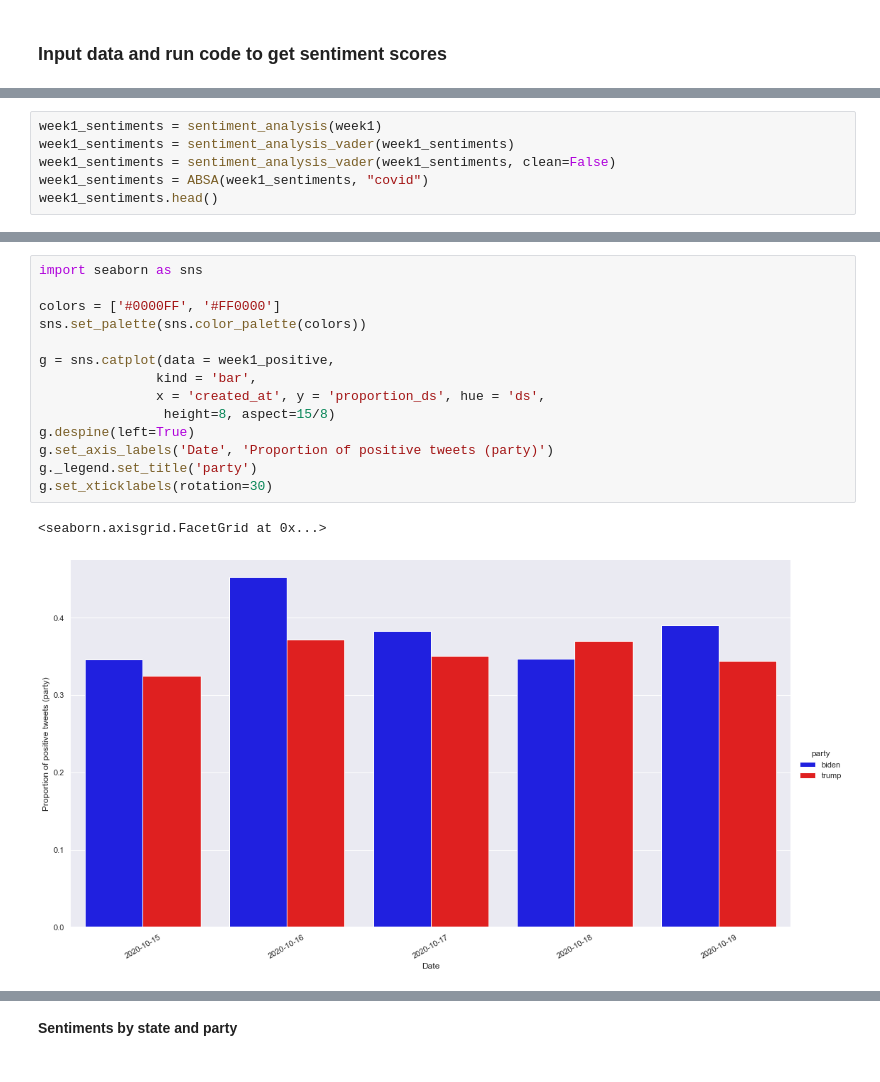
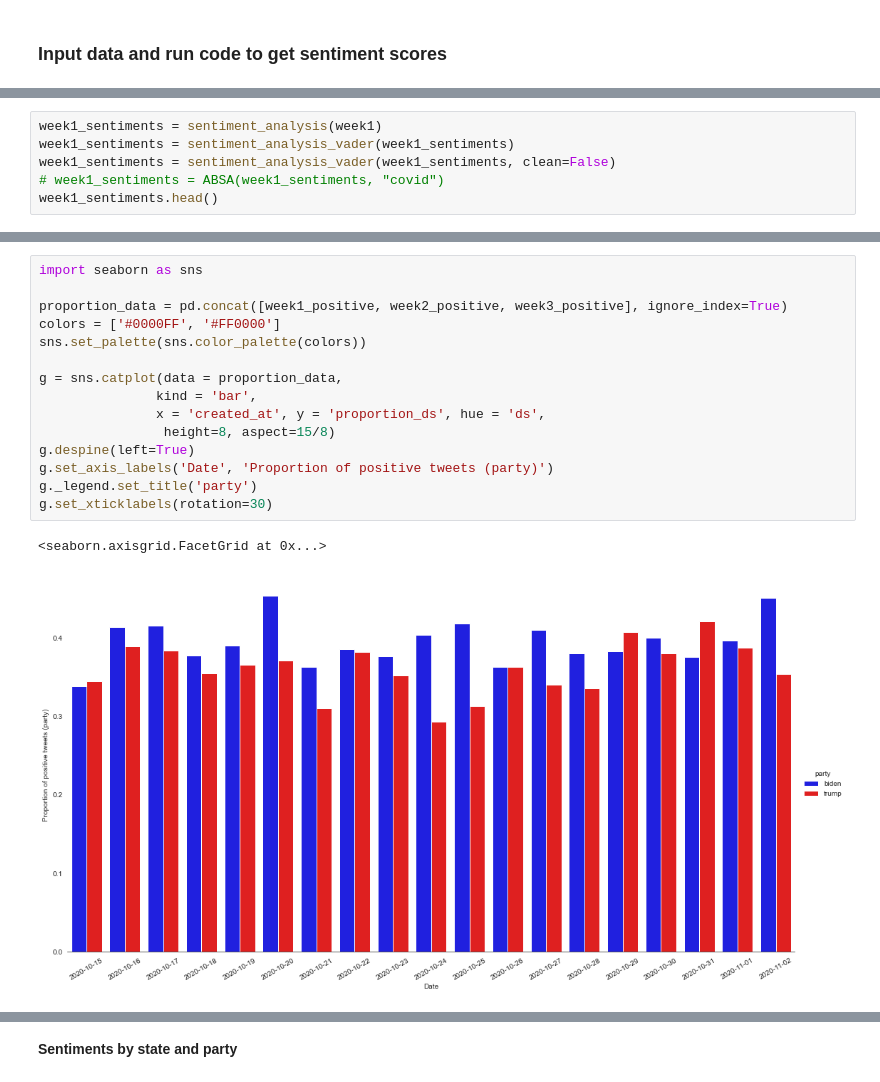
Before and after one commit to cl-xy/us-politics-social-media, a Jupyter notebook: sentiment analysis.ipynb, the cells around one changed output, grey strips where cells are left out. Saved outputs shown, nothing was run; the diff lists cells and outputs as text.

```diff
--- a/sentiment analysis.ipynb
+++ b/sentiment analysis.ipynb
@@ -370,7 +365,7 @@ print(week1.shape, week2.shape, week3.shape)
 week1_sentiments = sentiment_analysis(week1)
 week1_sentiments = sentiment_analysis_vader(week1_sentiments)
 week1_sentiments = sentiment_analysis_vader(week1_sentiments, clean=False)
-week1_sentiments = ABSA(week1_sentiments, "covid")
+# week1_sentiments = ABSA(week1_sentiments, "covid")
 week1_sentiments.head()
 # %% [output]
 |  | created_at | tweet | likes | retweet_count | user_id | user_followers_count | user_location | lat | ... |
@@ -535,17 +532,18 @@ week3_positive
 # %%
 import seaborn as sns
 
+proportion_data = pd.concat([week1_positive, week2_positive, week3_positive], ignore_index=True)
 colors = ['#0000FF', '#FF0000']
 sns.set_palette(sns.color_palette(colors))
 
-g = sns.catplot(data = week1_positive,
+g = sns.catplot(data = proportion_data,
                kind = 'bar',
                x = 'created_at', y = 'proportion_ds', hue = 'ds',
                 height=8, aspect=15/8)
 g.despine(left=True)
 g.set_axis_labels('Date', 'Proportion of positive tweets (party)')
 g._legend.set_title('party')
 g.set_xticklabels(rotation=30)
 # %% [output]
 <seaborn.axisgrid.FacetGrid at 0x...>
-[figure, old version]
+[figure, new version]
```
Also changed, not shown: parts of 27 cells of this notebook.
